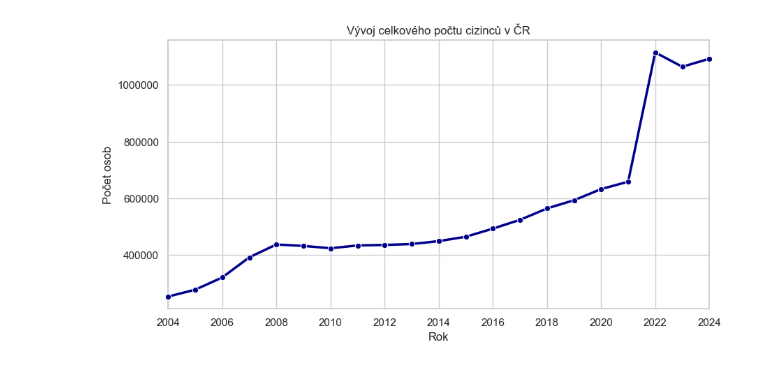
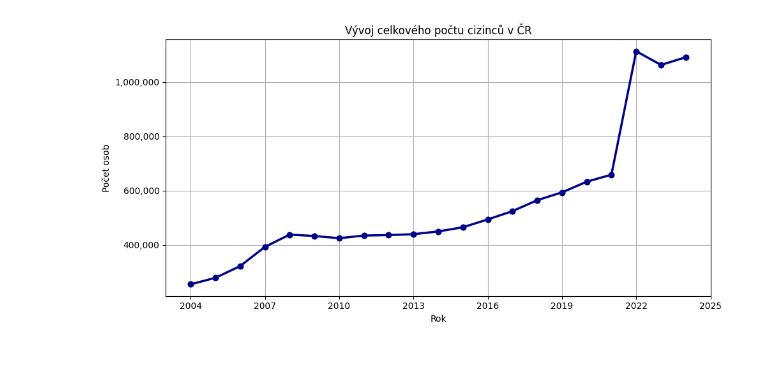
Before and after one commit to veselvi2/155UZPR, a Jupyter notebook: main.ipynb, the cells around one changed output. Cells and saved outputs as stored; diff of their text form; code cells hidden in the pictures.

```diff
--- a/main.ipynb
+++ b/main.ipynb
@@ -15,48 +20,45 @@ for f in soubory:
 df_all = pd.concat(dataframes, ignore_index=True)
 df_all['hodnota'] = pd.to_numeric(df_all['hodnota'], errors='coerce').fillna(0)
 # %%
-# Filtr pro celou ČR pouze celkové součty
+df_cz_total = df_all[
+    (df_all['vuzemi_cis'] == 97) &
+    (df_all['pohlavi_txt'].isna()) &
+    (df_all['vek_txt'].isna()) &
+    (df_all['stobcan_txt'].isna())
+].copy().sort_values('rok')
+
 df_cz = df_all[
     (df_all['vuzemi_cis'] == 97) &
     (df_all['pohlavi_txt'].isna()) &
-    (df_all['vek_txt'].isna())
+    (df_all['vek_txt'].isna()) &
+    (df_all['stobcan_txt'].notna())
 ].copy()
 
+max_rok = df_all['rok'].max()
 df_regions = df_all[
+    (df_all['rok'] == max_rok) &
     (df_all['vuzemi_cis'] == 101) &
     (df_all['pohlavi_txt'].isna()) &
     (df_all['vek_txt'].isna())
 ].copy()
 
-df_cz_total = df_all[
-    (df_all['vuzemi_cis'] == 97) &       # Celá ČR
-    (df_all['pohlavi_txt'].isna()) &     # Všechna pohlaví
-    (df_all['vek_txt'].isna()) &         # Všechny věkové kategorie
-    (df_all['stobcan_txt'].isna())       # Všechna občanství
-].copy()
+df_regions_agg = df_regions.groupby('kraj_txt')['hodnota'].sum().reset_index()
 # %%
-# vývoj celkového počtu cizinců v ČR
-plt.figure(figsize=(10, 5))
-sns.lineplot(
-    data=df_cz_total,
-    x='rok',
-    y='hodnota',
-    marker='o',
-    linewidth=2.5,
-    color='darkblue',
-    clip_on=False,
-    zorder=10
-)
+# Vývoj celkového počtu cizinců
+fig, ax = plt.subplots(figsize=(10, 5))
 
-plt.title('Vývoj celkového počtu cizinců v ČR')
-plt.ylabel('Počet osob')
-plt.xlabel('Rok')
-plt.ticklabel_format(style='plain', axis='y')
-ax = plt.gca()
+df_cz_total.plot(x='rok', y='hodnota', kind='line', ax=ax,
+                    marker='o', linewidth=2.5, color='darkblue', legend=False)
+
+ax.set_title('Vývoj celkového počtu cizinců v ČR')
+ax.set_ylabel('Počet osob')
+ax.set_xlabel('Rok')
+ax.yaxis.set_major_formatter(ticker.StrMethodFormatter('{x:,.0f}'))
 ax.xaxis.set_major_locator(ticker.MaxNLocator(integer=True))
-plt.xlim(df_cz_total['rok'].min(), df_cz_total['rok'].max())
+
 plt.grid(True)
+plt.tight_layout()
 plt.show()
 # %% [output]
-[figure, old version]
+[figure, new version]
 # %%
```
Also changed, not shown: parts of 4 cells of this notebook.
